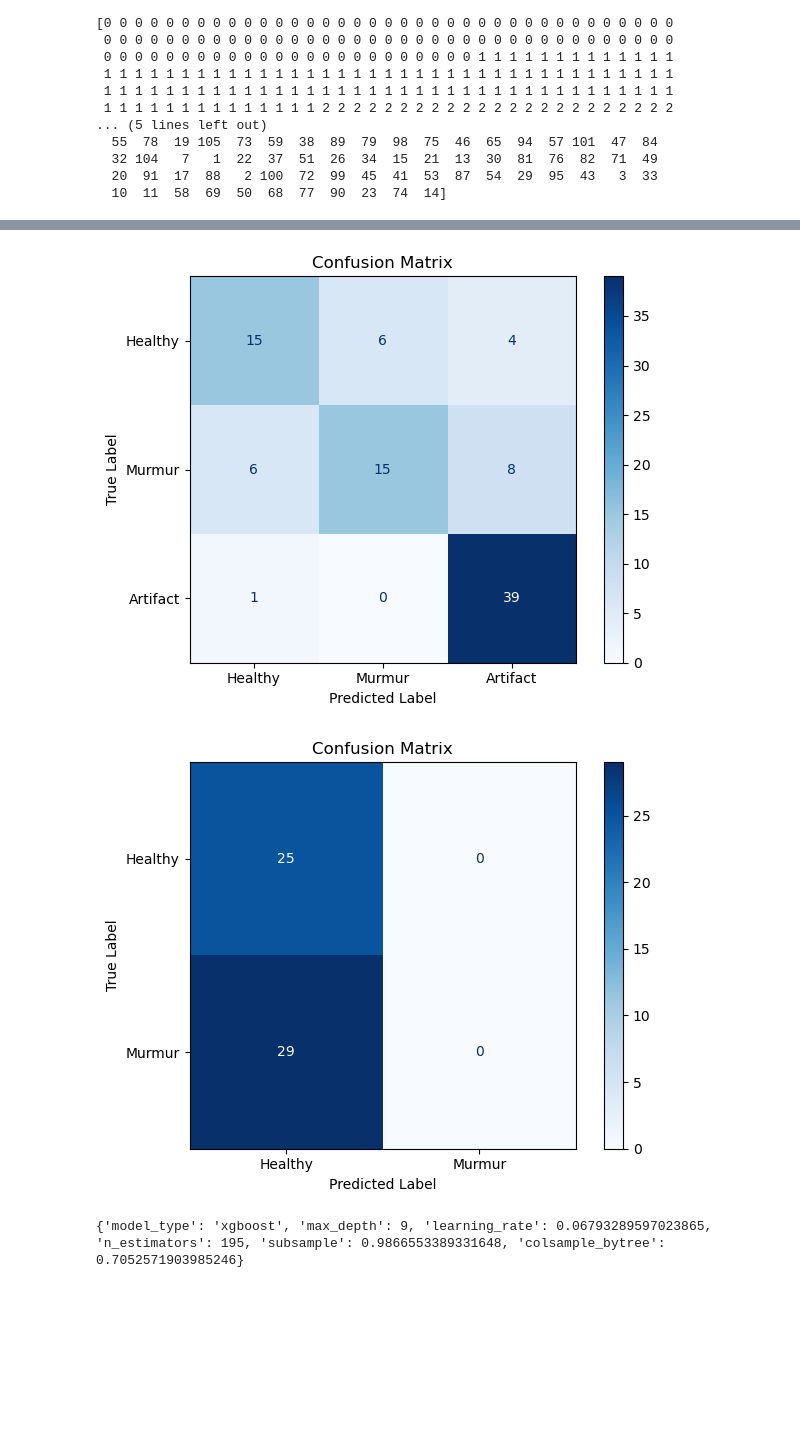
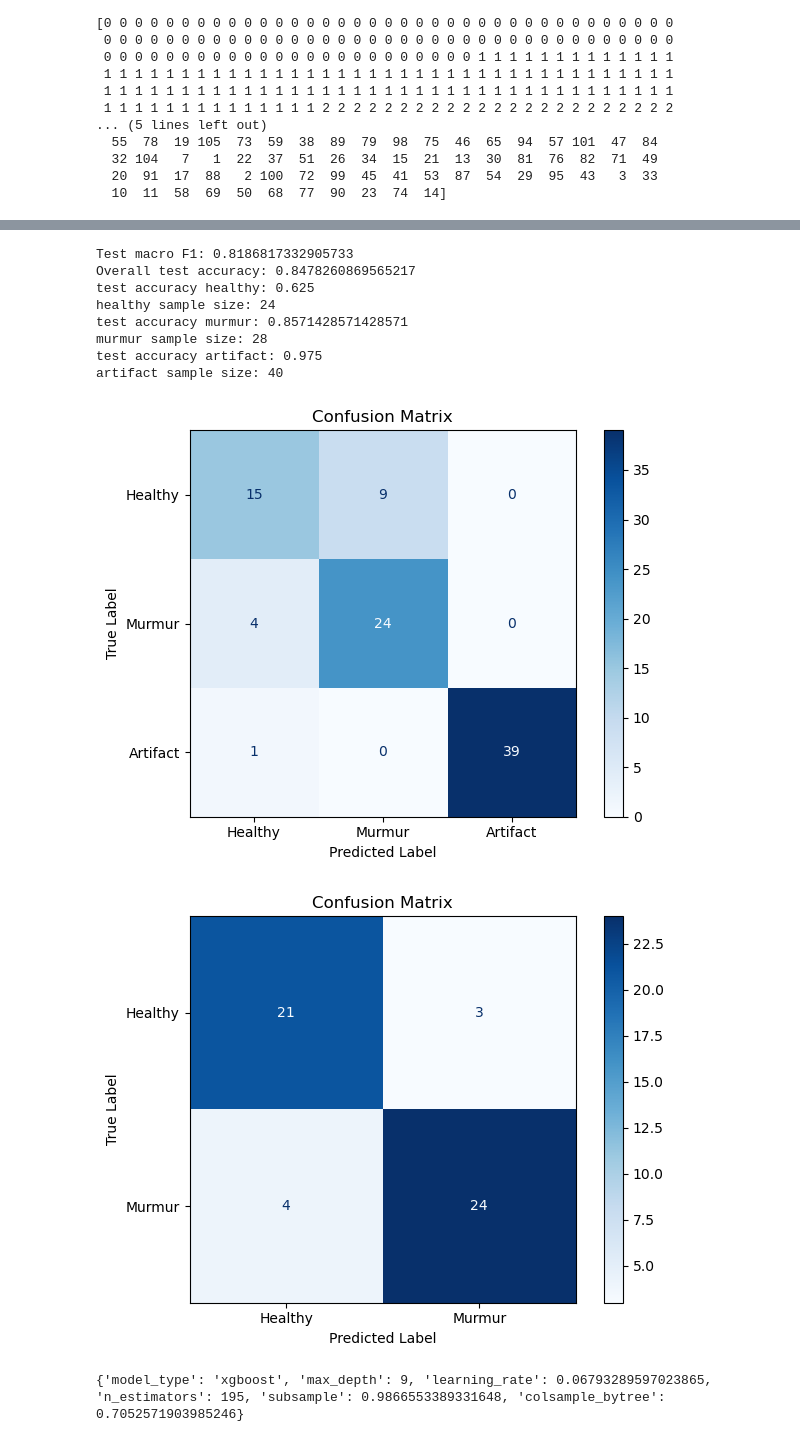
Before and after one commit to dl5415/Heart-sound-classifier, a Jupyter notebook: Healthy_vs_murmur.ipynb, the cells around one changed output, grey strips where cells are left out. Saved outputs shown, nothing was run; the diff lists cells and outputs as text; code cells hidden in the pictures; blank space fills up the shorter version.

```diff
--- a/Healthy_vs_murmur.ipynb
+++ b/Healthy_vs_murmur.ipynb
@@ -13,7 +13,7 @@ overlap_ratio = 0.5
 overlap_sec = window_sec * overlap_ratio
 
 #Preprocessing BPF parameters
-lowcut = 25
+lowcut = 20
 highcut = 400
 order = 4
 
@@ -310,10 +310,10 @@ print(train_file_ids)
 peak_amps = [np.max(np.abs(trial)) for trial in Trials[train_mask]]
 threshold = np.percentile(peak_amps, 99.5)
 print(threshold)
-artifact_index =  artifact_trial_rejection(Trials[train_mask],threshold)
-train_set = np.delete(train_set, artifact_index, axis = 0)
-train_set_labels = np.delete(train_set_labels, artifact_index)
-train_files = np.delete(train_files, artifact_index)
+artifact_trials =  artifact_trial_rejection(Trials[train_mask],threshold)
+train_set = np.delete(train_set, artifact_trials, axis = 0)
+train_set_labels = np.delete(train_set_labels, artifact_trials)
+train_files = np.delete(train_files, artifact_trials)
 print('shape of train set:', train_set.shape)
 # %% [output]
 1.055185110412879
@@ -513,18 +543,17 @@ normalized_test_set = scaler.transform(test_set)
 
 model_type = study.best_params['model_type']
 
-if study.best_params['kernel'] == 'linear':
-    gamma_value = 'scale'  # or whatever you used as default
-else:
-    gamma_value = study.best_params['gamma']
+if model_type == 'svm':
+    if study.best_params['kernel'] == 'linear':
+        gamma_value = 'scale'  # or whatever you used as default
+    else:
+        gamma_value = study.best_params['gamma']
 
-class_weight = {
-        0: study.best_params['w0'],
-        1: study.best_params['w1'],
-        2: study.best_params['w2']
-    }
-
-if model_type == 'svm':
+    class_weight = {
+            0: study.best_params['w0'],
+            1: study.best_params['w1'],
+            2: study.best_params['w2']
+        }
     clf = SVC(
         C=study.best_params['C'],
         kernel=study.best_params['kernel'],
@@ -583,21 +612,35 @@ plt.tight_layout()
 plt.show()
 
 #testing performance of secondary binary classifier
-if study_secondary_classifier.best_params['kernel'] == 'linear':
-    gamma_value = 'scale'  # or whatever you used as default
-else:
-    gamma_value = study_secondary_classifier.best_params['gamma']
+model_type = study_secondary_classifier.best_params['model_type']
+if model_type == 'svm':
+    if study_secondary_classifier.best_params['kernel'] == 'linear':
+        gamma_value = 'scale'
+    else:
+        gamma_value = study_secondary_classifier.best_params['gamma']
 
-class_weight = {
-        0: study_secondary_classifier.best_params['w0'],
-        1: study_secondary_classifier.best_params['w1']
-    }
-clf = SVC(
+    class_weight = {
+            0: study_secondary_classifier.best_params['w0'],
+            1: study_secondary_classifier.best_params['w1']
+        }
+    clf = SVC(
         C=study_secondary_classifier.best_params['C'],
         kernel=study_secondary_classifier.best_params['kernel'],
         gamma=gamma_value,
         class_weight=class_weight
-       )
+    )
+elif model_type == 'xgboost':
+    clf = xgb.XGBClassifier(
+        objective='binary:logistic',
+        use_label_encoder=False,
+        eval_metric='mlogloss',
+        max_depth=study_secondary_classifier.best_params['max_depth'],
+        learning_rate=study_secondary_classifier.best_params['learning_rate'],
+        n_estimators=study_secondary_classifier.best_params['n_estimators'],
+        subsample=study_secondary_classifier.best_params['subsample'],
+        colsample_bytree=study_secondary_classifier.best_params['colsample_bytree'],
+        scale_pos_weight=1
+    )
 binary_mask = np.isin(train_set_labels, [0,1])
 binary_train_set = normalized_train_set[binary_mask]
 binary_train_labels = train_set_labels[binary_mask]
@@ -628,3 +666,11 @@ artifact sample size: 40
+Test macro F1: 0.8186817332905733
+Overall test accuracy: 0.8478260869565217
+test accuracy healthy: 0.625
+healthy sample size: 24
+test accuracy murmur: 0.8571428571428571
+murmur sample size: 28
+test accuracy artifact: 0.975
+artifact sample size: 40
-[figure, old version]
+[figure, new version]
-[figure, old version]
+[figure, new version]
 # %%
```
Also changed, not shown: parts of 7 cells of this notebook.
